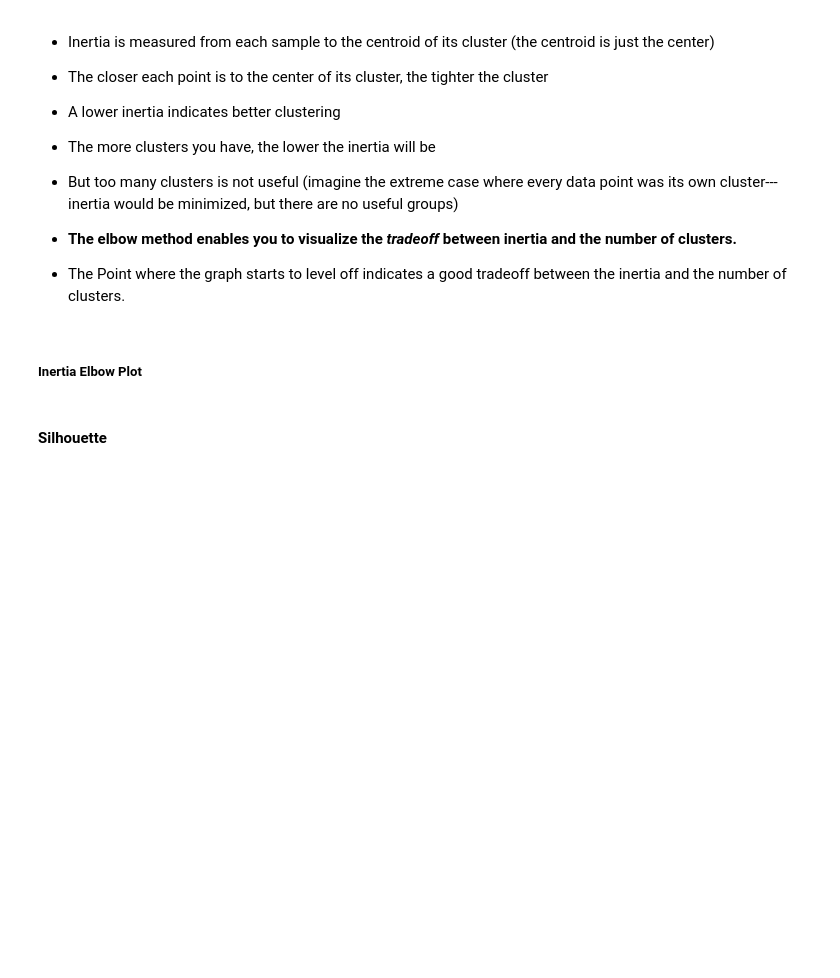
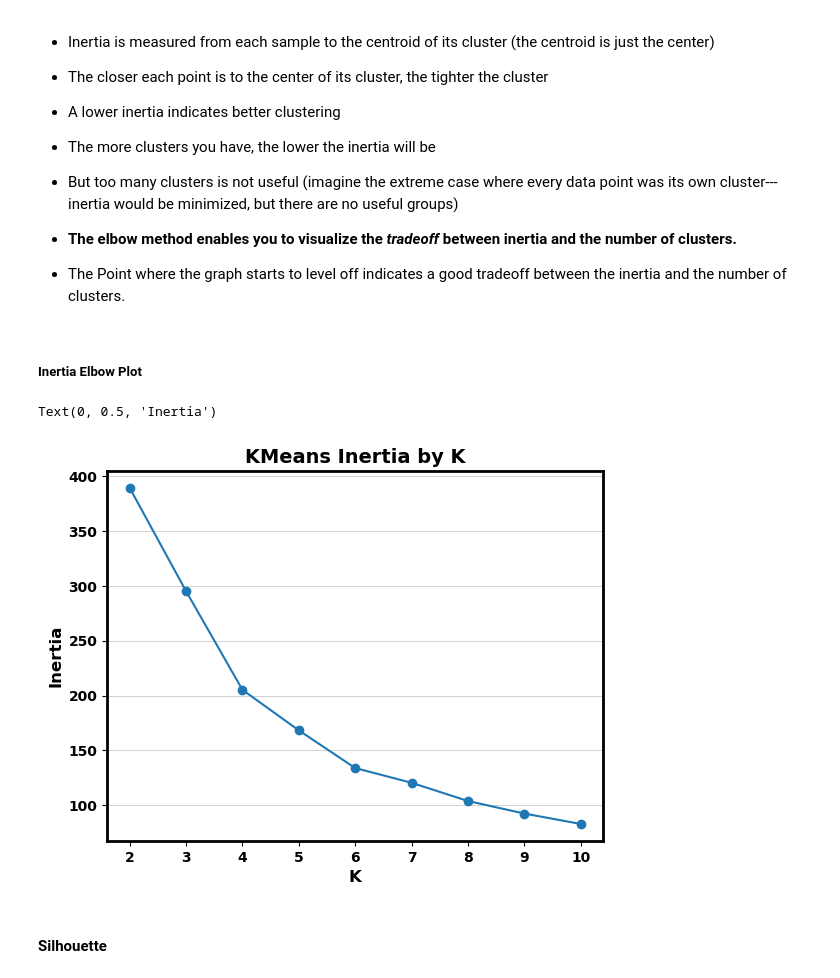
Before and after one commit to Caellwyn/intermediate-ml-wk02-unsupervised-learning-codealongs, a Jupyter notebook: Lecture 1/IN CLASS Data Analysis with Clustering codealong.ipynb, the cells around one changed output. Cells and saved outputs as stored; diff of their text form; code cells hidden in the pictures; blank space fills up the shorter version.

```diff
--- a/Lecture 1/IN CLASS Data Analysis with Clustering codealong.ipynb
+++ b/Lecture 1/IN CLASS Data Analysis with Clustering codealong.ipynb
@@ -143,5 +171,6 @@ df.info()
 - Initially, we will utilize **'Annual Income (k$)'**, **'Age'**, and **'Spending Score (1-100)'** columns to analyse the clusters.
 # %%
 # define the columns you want to use (X is fine, but remember there isn't an X and y)
+X = df[['Age', 'Annual Income (k$)', 'Spending Score (1-100)']]
 # %%
 # check head of new data
@@ -151,3 +188,5 @@ df.info()
 ### **Transform the Data**
 # %%
 # scale the data using standard scaler
+X_scaled = StandardScaler().fit_transform(X)
+X_scaled[:5]
@@ -189,12 +234,23 @@ There are many ways to do this:
 ##### **Inertia Elbow Plot**
 # %%
 ## Create an empty list of inertias
-
-
+inertias = []
+ks = list(range(2, 11))
+for k in ks:
+    kmeans = KMeans(n_clusters=k, random_state=42)
+    kmeans.fit(X_scaled)
+    inertias.append(kmeans.inertia_)
 ## Loop through k values between 2 and 10
 ## and store the scores in the list
 
 ## Visualize the scores
+plt.plot(ks, inertias, marker='o')
+plt.title('KMeans Inertia by K')
+plt.xlabel('K')
+plt.ylabel('Inertia')
+# %% [output]
+Text(0, 0.5, 'Inertia')
+[figure, added]
 # %% [markdown]
 #### **Silhouette**
 # %% [markdown]
```
Also changed, not shown: parts of 18 cells of this notebook.
